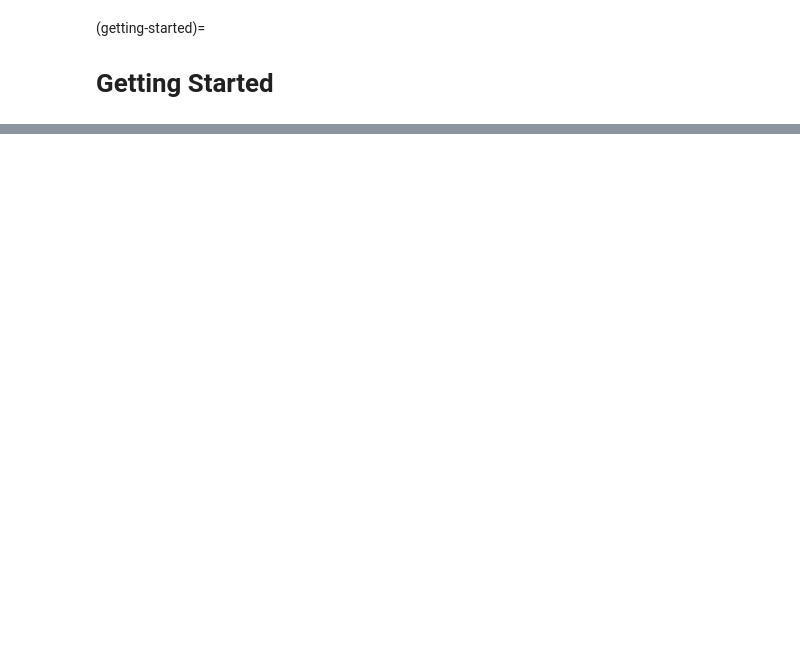
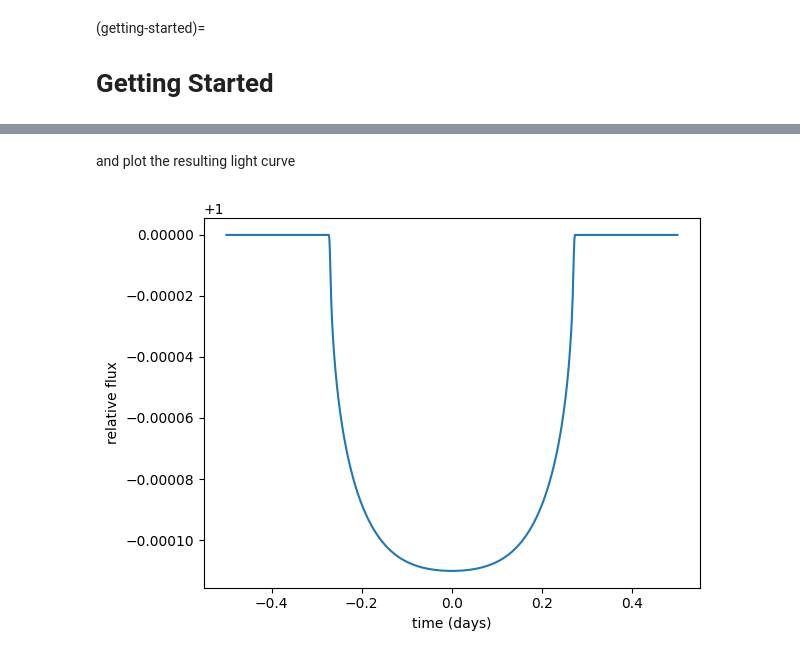
Before and after one commit to exoplanet-dev/jaxoplanet, a Jupyter notebook: docs/tutorials/getting-started.ipynb, the cells around one changed output, grey strips where cells are left out. Saved outputs shown, nothing was run; the diff lists cells and outputs as text; code cells hidden in the pictures; blank space fills up the shorter version.

```diff
--- a/docs/tutorials/getting-started.ipynb
+++ b/docs/tutorials/getting-started.ipynb
@@ -63,0 +103,15 @@ _ = ax.legend(fontsize=10, loc=1)
+# %%
+from jaxoplanet.light_curves.limb_dark import light_curve
+
+u = (0.30505, 1.13123, -0.78604, 0.40560, 0.02297, -0.07880)
+time = jnp.linspace(-0.5, 0.5, 1000)
+
+flux = 1.0 + light_curve(system, u)(time)
+# %% [markdown]
+and plot the resulting light curve
+# %%
+plt.plot(time, flux)
+plt.xlabel("time (days)")
+_ = plt.ylabel("relative flux")
+# %% [output]
+[figure, added]
```
Also changed, not shown: parts of 25 cells of this notebook.
